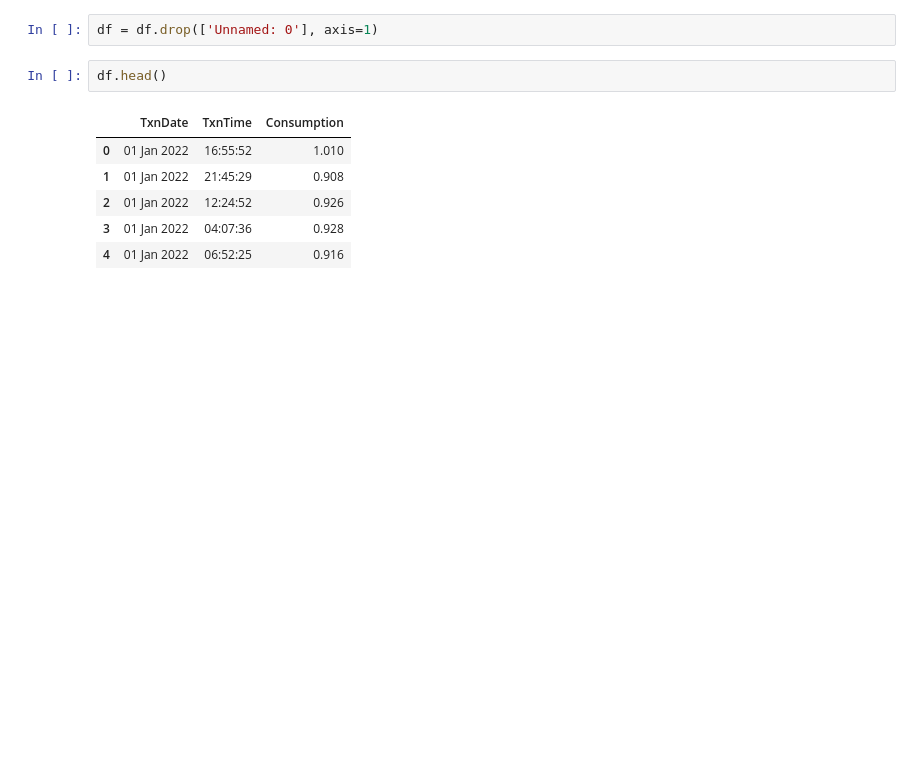
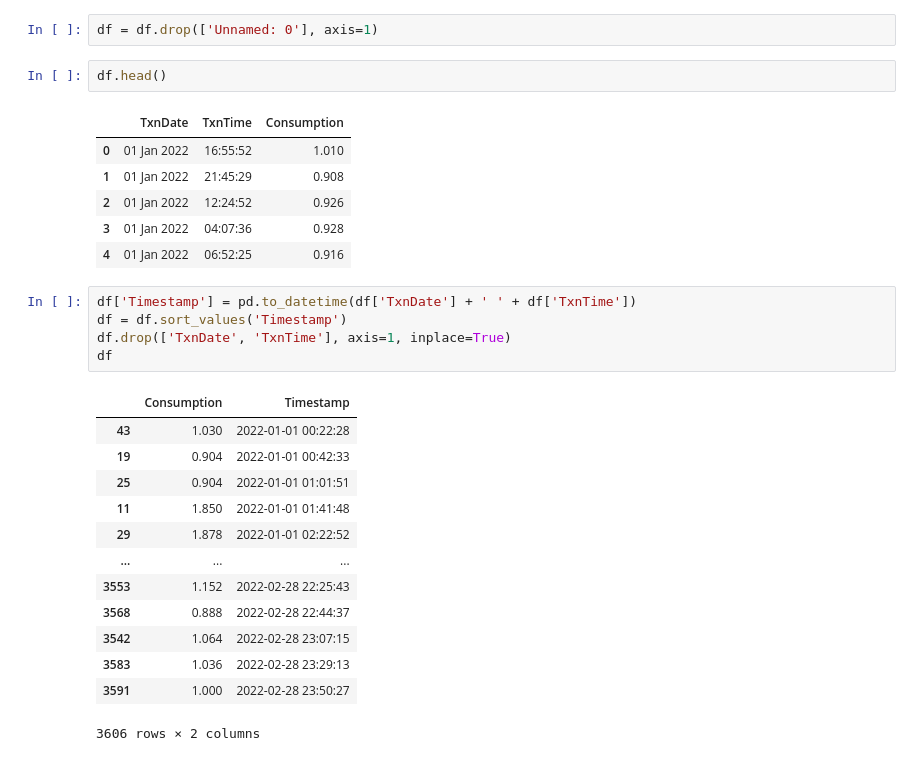
Before and after one commit to windyboy03/SELF_PROJECTS, a Jupyter notebook: RNN/rnn.ipynb, the cells around one changed output. Saved outputs shown, nothing was run; the diff lists cells and outputs as text; blank space fills up the shorter version.

```diff
--- a/RNN/rnn.ipynb
+++ b/RNN/rnn.ipynb
@@ -31,3 +40,22 @@ df.head()
 | 2 | 01 Jan 2022 | 12:24:52 | 0.926 |
 | 3 | 01 Jan 2022 | 04:07:36 | 0.928 |
 | 4 | 01 Jan 2022 | 06:52:25 | 0.916 |
+# %%
+df['Timestamp'] = pd.to_datetime(df['TxnDate'] + ' ' + df['TxnTime'])
+df = df.sort_values('Timestamp')
+df.drop(['TxnDate', 'TxnTime'], axis=1, inplace=True)
+df
+# %% [output]
+|  | Consumption | Timestamp |
+| 43 | 1.030 | 2022-01-01 00:22:28 |
+| 19 | 0.904 | 2022-01-01 00:42:33 |
+| 25 | 0.904 | 2022-01-01 01:01:51 |
+| 11 | 1.850 | 2022-01-01 01:41:48 |
+| 29 | 1.878 | 2022-01-01 02:22:52 |
+| ... | ... | ... |
+| 3553 | 1.152 | 2022-02-28 22:25:43 |
+| 3568 | 0.888 | 2022-02-28 22:44:37 |
+| 3542 | 1.064 | 2022-02-28 23:07:15 |
+| 3583 | 1.036 | 2022-02-28 23:29:13 |
+| 3591 | 1.000 | 2022-02-28 23:50:27 |
+3606 rows × 2 columns
```
Also changed, not shown: parts of 16 cells of this notebook, 55 other files.
